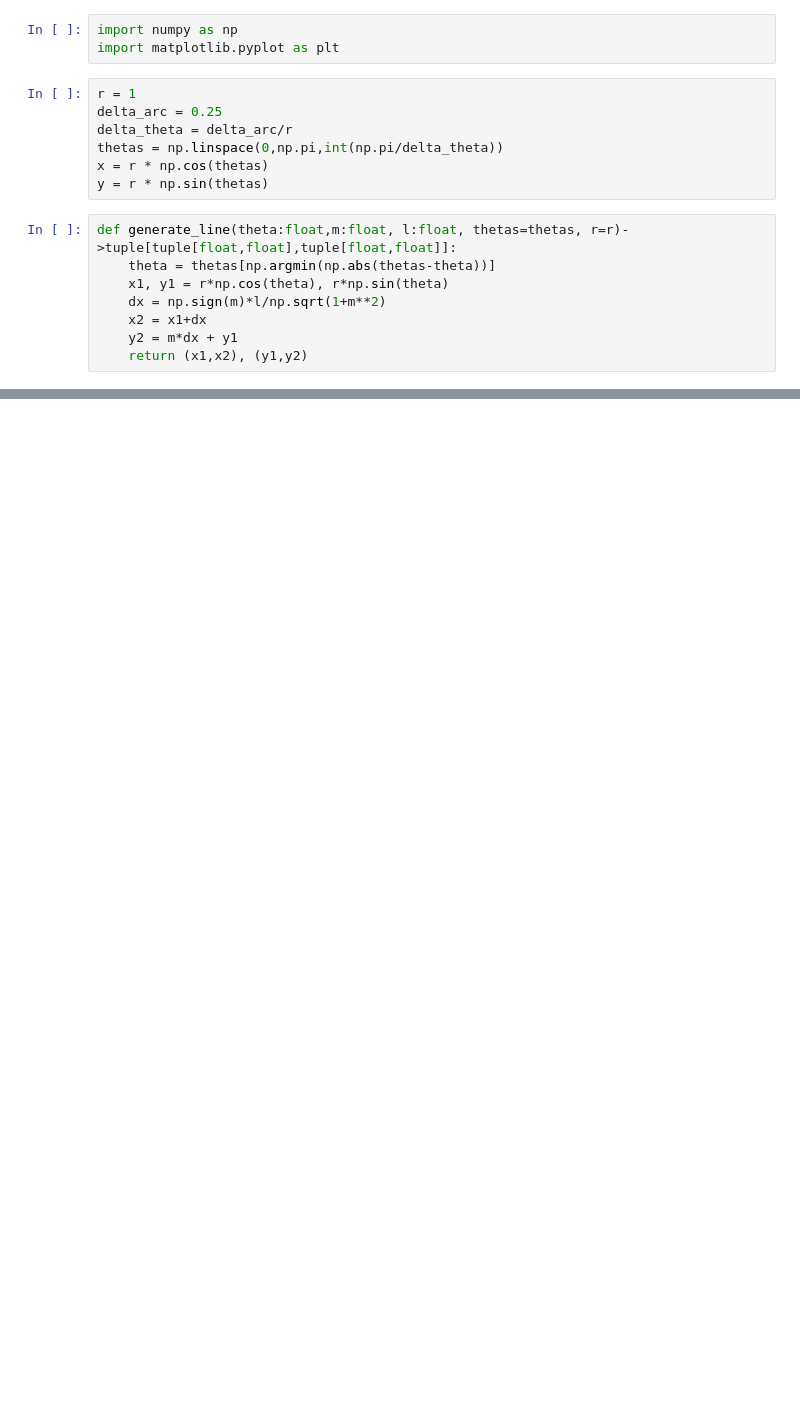
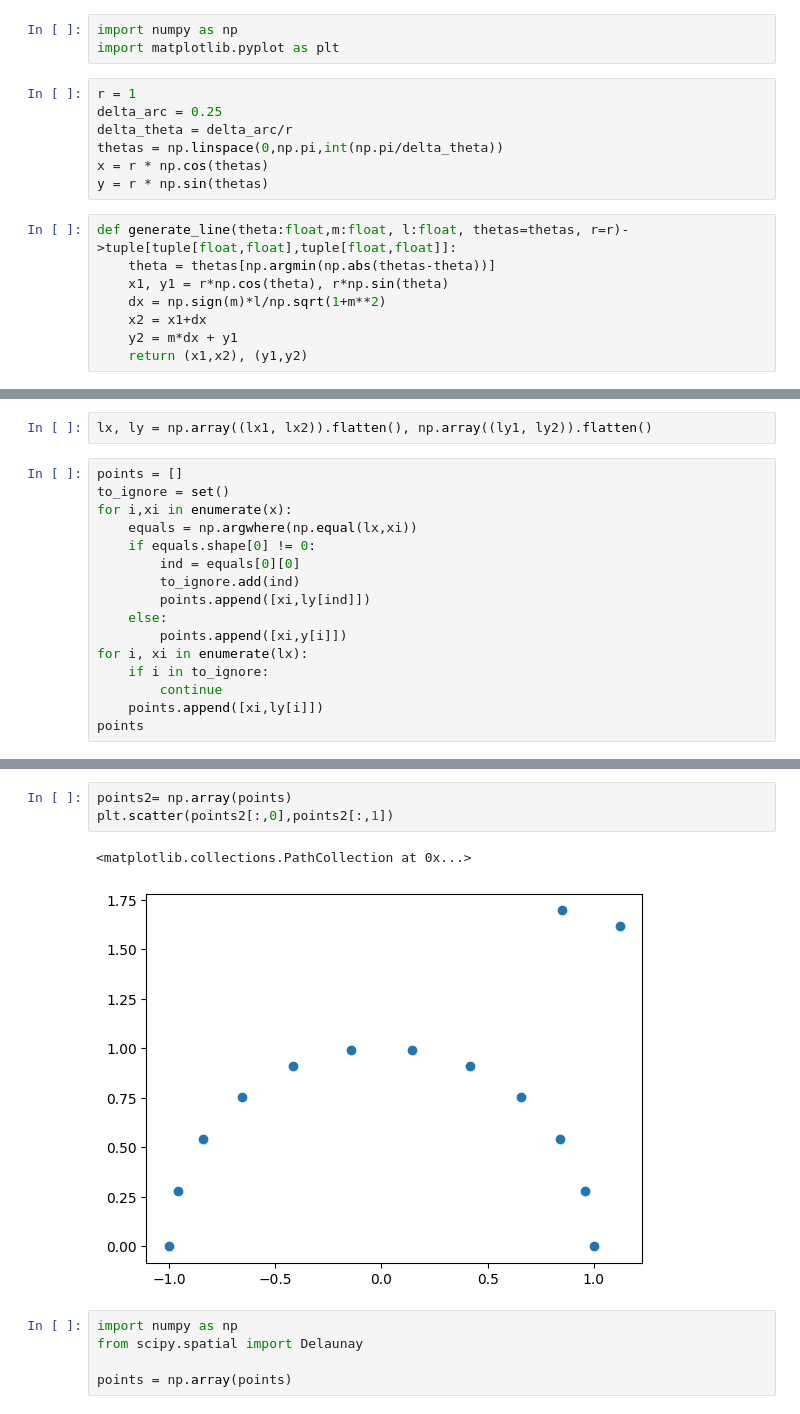
Before and after one commit to yasuomaidana/slicer-proposal, a Jupyter notebook: Generating Mesh.ipynb, the cells around one changed output, grey strips where cells are left out. Saved outputs shown, nothing was run; the diff lists cells and outputs as text; blank space fills up the shorter version.

```diff
--- a/Generating Mesh.ipynb
+++ b/Generating Mesh.ipynb
@@ -29,0 +46,18 @@ plt.plot(lx2,ly2)
+# %%
+lx, ly = np.array((lx1, lx2)).flatten(), np.array((ly1, ly2)).flatten()
+# %%
+points = []
+to_ignore = set()
+for i,xi in enumerate(x):
+    equals = np.argwhere(np.equal(lx,xi))
+    if equals.shape[0] != 0:
+        ind = equals[0][0]
+        to_ignore.add(ind)
+        points.append([xi,ly[ind]])
+    else:
+        points.append([xi,y[i]])
+for i, xi in enumerate(lx):
+    if i in to_ignore:
+        continue
+    points.append([xi,ly[i]])
+points
@@ -29,0 +79,11 @@ plt.plot(lx2,ly2)
+# %%
+points2= np.array(points)
+plt.scatter(points2[:,0],points2[:,1])
+# %% [output]
+<matplotlib.collections.PathCollection at 0x...>
+[figure, added]
+# %%
+import numpy as np
+from scipy.spatial import Delaunay
+
+points = np.array(points)
```
Also changed, not shown: parts of 11 cells of this notebook, 1 other file.
